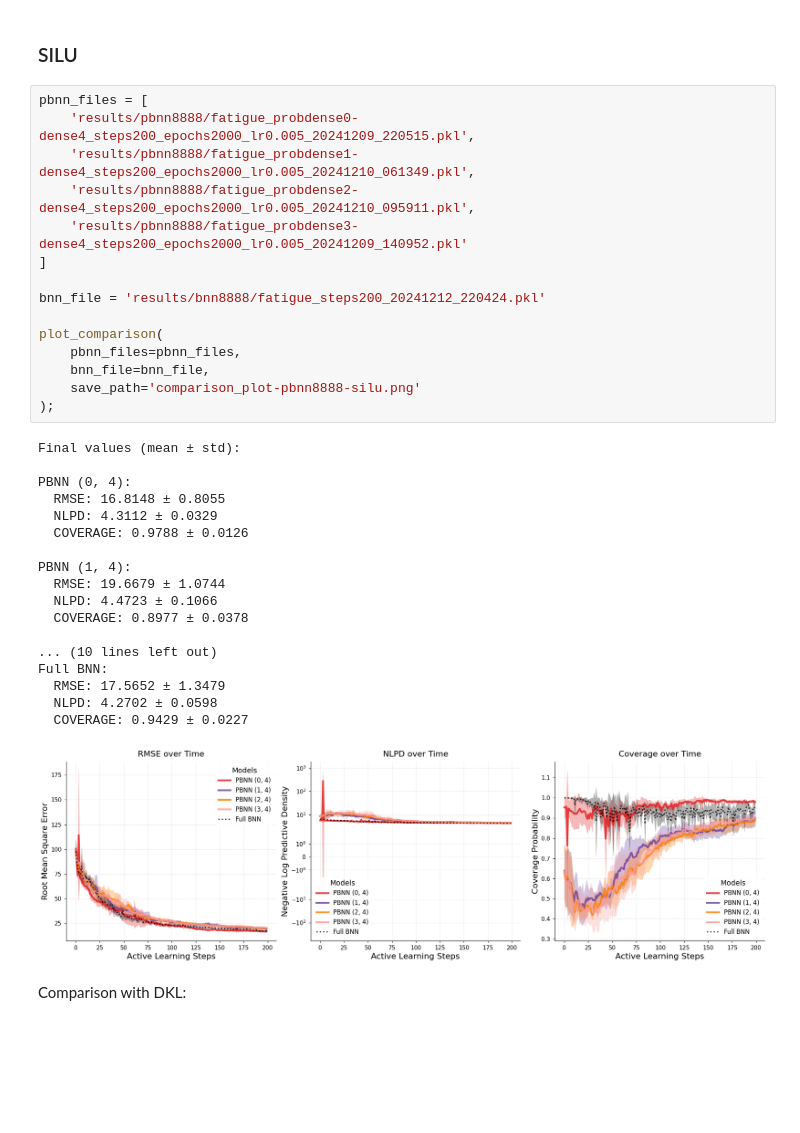
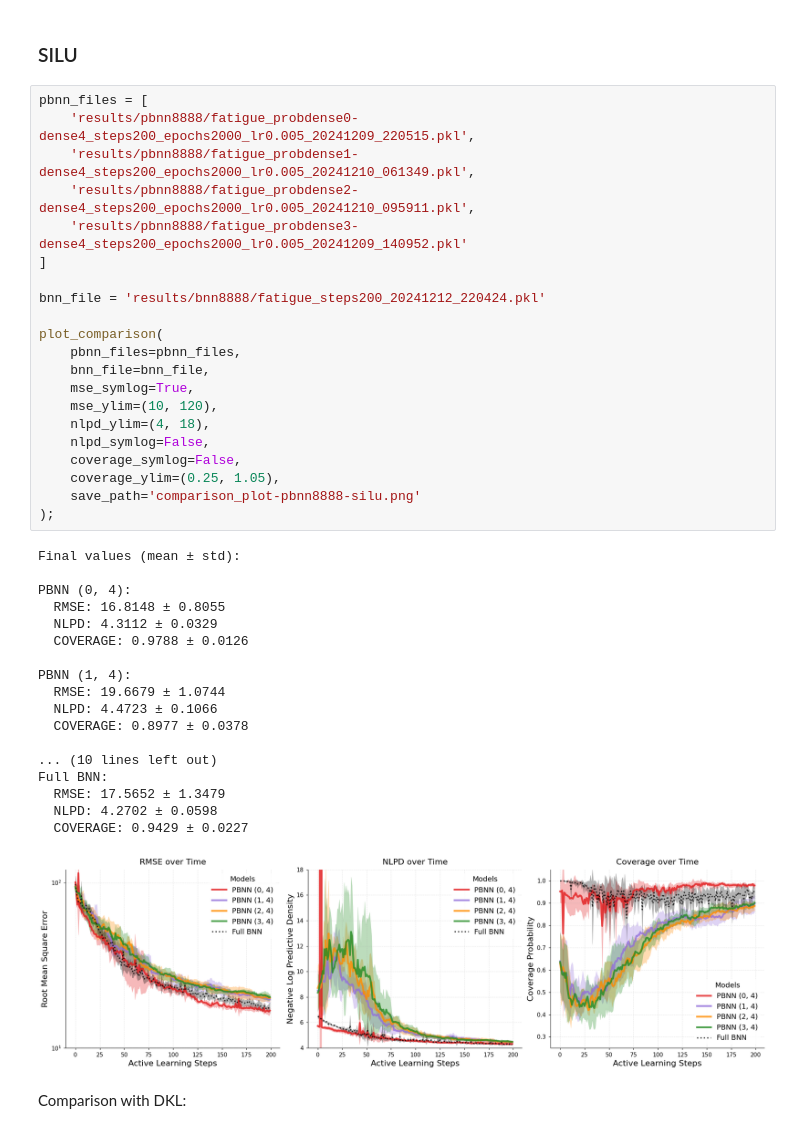
Before and after one commit to ziatdinovmax/NeuroBayes, a Jupyter notebook: active_learning_scripts/fatigue/viz.ipynb, the cells around one changed output. Saved outputs shown, nothing was run; the diff lists cells and outputs as text; blank space fills up the shorter version.

```diff
--- a/active_learning_scripts/fatigue/viz.ipynb
+++ b/active_learning_scripts/fatigue/viz.ipynb
@@ -13,34 +13,40 @@ pbnn_files = [
     'results/pbnn8888/fatigue_probdense1-dense4_steps200_epochs2000_lr0.005_20241210_061349.pkl',
     'results/pbnn8888/fatigue_probdense2-dense4_steps200_epochs2000_lr0.005_20241210_095911.pkl',
     'results/pbnn8888/fatigue_probdense3-dense4_steps200_epochs2000_lr0.005_20241209_140952.pkl'
 ]
 
 bnn_file = 'results/bnn8888/fatigue_steps200_20241212_220424.pkl'
 
 plot_comparison(
     pbnn_files=pbnn_files,
     bnn_file=bnn_file,
+    mse_symlog=True,
+    mse_ylim=(10, 120),
+    nlpd_ylim=(4, 18),
+    nlpd_symlog=False,
+    coverage_symlog=False,
+    coverage_ylim=(0.25, 1.05),
     save_path='comparison_plot-pbnn8888-silu.png'
 );
 # %% [output]
 Final values (mean ± std):
 
 PBNN (0, 4):
   RMSE: 16.8148 ± 0.8055
   NLPD: 4.3112 ± 0.0329
   COVERAGE: 0.9788 ± 0.0126
 
 PBNN (1, 4):
   RMSE: 19.6679 ± 1.0744
   NLPD: 4.4723 ± 0.1066
   COVERAGE: 0.8977 ± 0.0378
 
 ... (10 lines left out)
 Full BNN:
   RMSE: 17.5652 ± 1.3479
   NLPD: 4.2702 ± 0.0598
   COVERAGE: 0.9429 ± 0.0227
-[figure, old version]
+[figure, new version]
 # %% [markdown]
 Comparison with DKL:
 # %%
```
Also changed, not shown: 44 other files.
